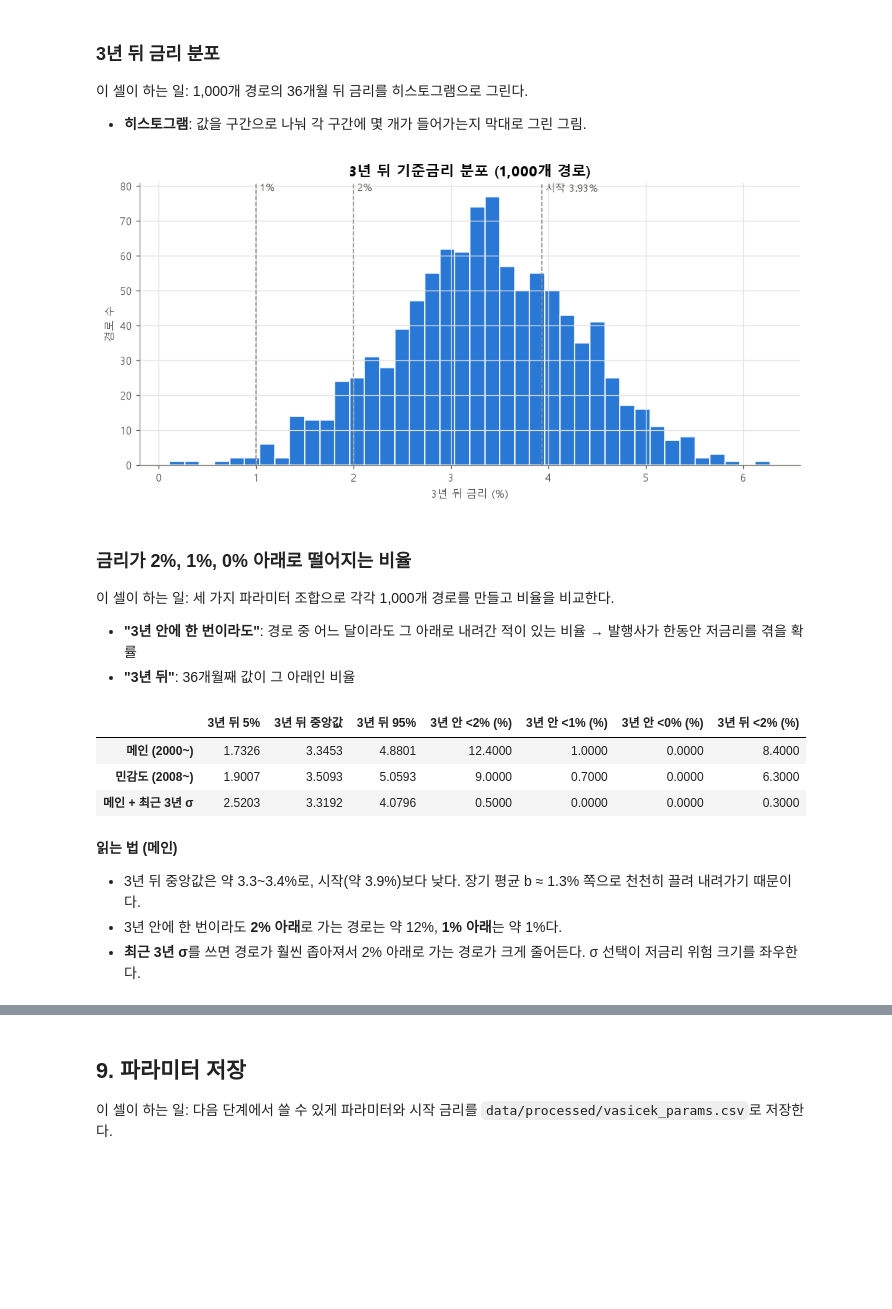
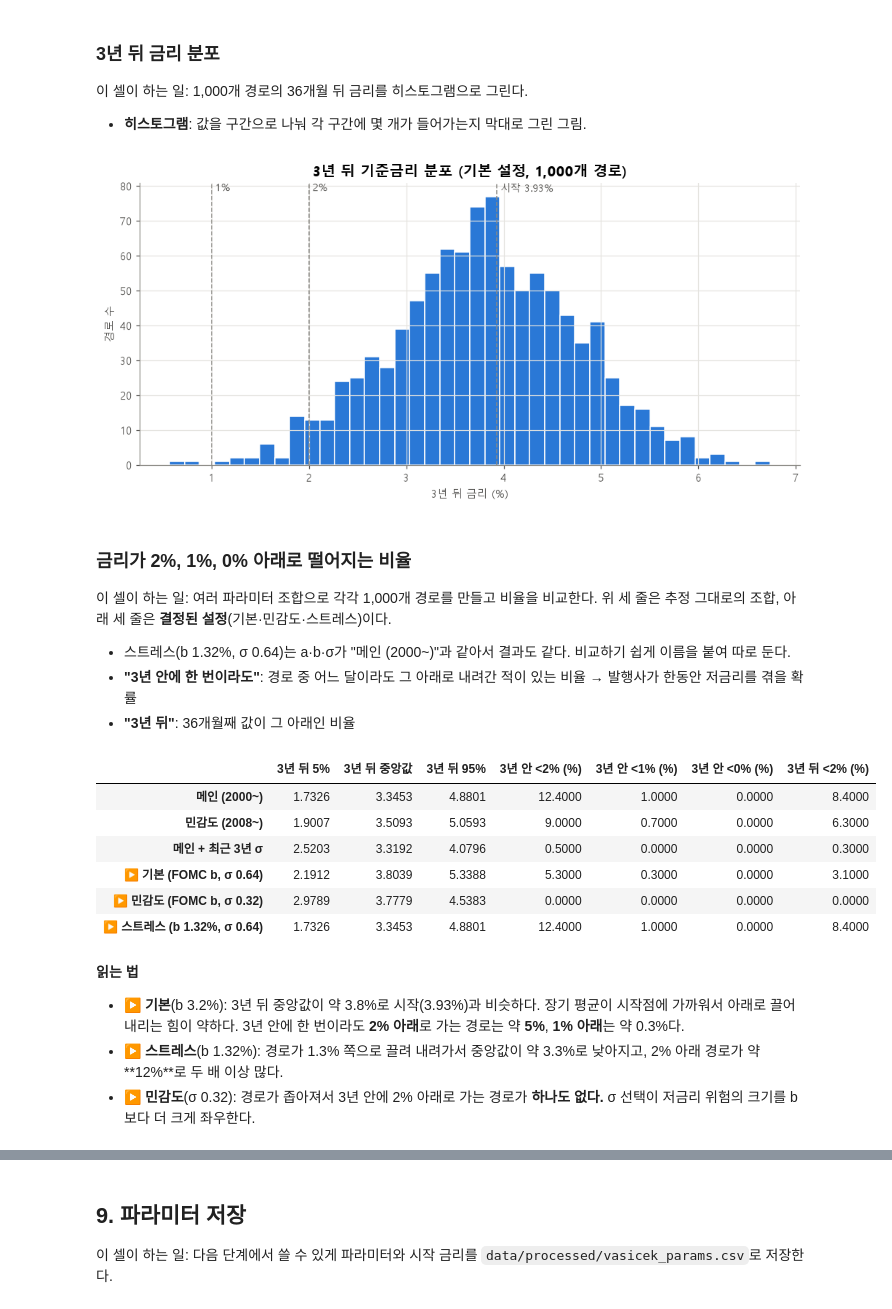
Before and after one commit to Sunnyhan5651/HUBS_Conference, a Jupyter notebook: barkley/stablecoin-floor/notebooks/03_rate_model.ipynb, the cells around one changed output, grey strips where cells are left out. Saved outputs shown, nothing was run; the diff lists cells and outputs as text; code cells hidden in the pictures; blank space fills up the shorter version.

```diff
--- a/barkley/stablecoin-floor/notebooks/03_rate_model.ipynb
+++ b/barkley/stablecoin-floor/notebooks/03_rate_model.ipynb
@@ -163,0 +176,11 @@ pd.DataFrame({
+# %%
+from src.fred import download_fred, read_fred
+
+download_fred("FEDTARMDLR")          # 이미 받은 파일이 있으면 건너뜀
+fomc = read_fred("FEDTARMDLR").dropna()
+
+b_fomc, b_fomc_date = fomc.iloc[-1], fomc.index[-1]
+b_stress = main_p["b"]
+print(f"기본 b (FOMC 장기 전망, {b_fomc_date:%Y-%m-%d} 발표) = {b_fomc:.2f}%")
+print(f"스트레스 b (2000~ 과거 추정) = {b_stress:.2f}%")
+fomc.tail(8).to_frame("FOMC 장기 전망 중위값(%)")
@@ -266,53 +305,60 @@ for level, label in [(r0, f"시작 {r0:.2f}%"), (2, "2%"), (1, "1%")]:
     ax.axvline(level, color=MUTED, linestyle="--", linewidth=1)
     ax.text(level, ax.get_ylim()[1], f" {label}", va="top", color=TEXT_SUB, fontsize=9)
 
-ax.set_title("3년 뒤 기준금리 분포 (1,000개 경로)")
+ax.set_title("3년 뒤 기준금리 분포 (기본 설정, 1,000개 경로)")
 ax.set_xlabel("3년 뒤 금리 (%)")
 ax.set_ylabel("경로 수")
 fig.tight_layout()
 fig.savefig(FIG_DIR / "4_vasicek_terminal_hist.png", dpi=200)
 plt.show()
 # %% [output]
-[figure, old version]
+[figure, new version]
 # %% [markdown]
 ### 금리가 2%, 1%, 0% 아래로 떨어지는 비율
-이 셀이 하는 일: 세 가지 파라미터 조합으로 각각 1,000개 경로를 만들고 비율을 비교한다.
+이 셀이 하는 일: 여러 파라미터 조합으로 각각 1,000개 경로를 만들고 비율을 비교한다. 위 세 줄은 추정 그대로의 조합, 아래 세 줄은 **결정된 설정**(기본·민감도·스트레스)이다.
+- 스트레스(b 1.32%, σ 0.64)는 a·b·σ가 "메인 (2000~)"과 같아서 결과도 같다. 비교하기 쉽게 이름을 붙여 따로 둔다.
 - **"3년 안에 한 번이라도"**: 경로 중 어느 달이라도 그 아래로 내려간 적이 있는 비율 → 발행사가 한동안 저금리를 겪을 확률
 - **"3년 뒤"**: 36개월째 값이 그 아래인 비율
 # %%
 PARAM_SETS = {
     "메인 (2000~)":           (main_p["a"], main_p["b"], main_p["sigma"]),
     "민감도 (2008~)":         (fits["민감도 (2008~, 월평균)"][0]["a"], fits["민감도 (2008~, 월평균)"][0]["b"],
                               fits["민감도 (2008~, 월평균)"][0]["sigma"]),
     "메인 + 최근 3년 σ":       (main_p["a"], main_p["b"], sigma_recent),
+    "▶ 기본 (FOMC b, σ 0.64)":       (main_p["a"], b_fomc, main_p["sigma"]),
+    "▶ 민감도 (FOMC b, σ 0.32)":      (main_p["a"], b_fomc, sigma_recent),
+    "▶ 스트레스 (b 1.32%, σ 0.64)":   (main_p["a"], b_stress, main_p["sigma"]),
 }
 
 sim_rows = {}
 sims = {}
 for name, (a, b, sigma) in PARAM_SETS.items():
     sim = simulate_vasicek(r0, a, b, sigma, months=36, n_paths=1000, seed=42)
     sims[name] = sim
     path_min, end = sim.min(axis=1), sim[:, -1]
     sim_rows[name] = {
         "3년 뒤 5%":          np.percentile(end, 5),
         "3년 뒤 중앙값":        np.median(end),
         "3년 뒤 95%":         np.percentile(end, 95),
         "3년 안 <2% (%)":     (path_min < 2).mean() * 100,
         "3년 안 <1% (%)":     (path_min < 1).mean() * 100,
         "3년 안 <0% (%)":     (path_min < 0).mean() * 100,
         "3년 뒤 <2% (%)":     (end < 2).mean() * 100,
     }
 pd.DataFrame(sim_rows).T
 # %% [output]
 |  | 3년 뒤 5% | 3년 뒤 중앙값 | 3년 뒤 95% | 3년 안 <2% (%) | 3년 안 <1% (%) | 3년 안 <0% (%) | 3년 뒤 <2% (%) |
 | 메인 (2000~) | 1.7326 | 3.3453 | 4.8801 | 12.4000 | 1.0000 | 0.0000 | 8.4000 |
 | 민감도 (2008~) | 1.9007 | 3.5093 | 5.0593 | 9.0000 | 0.7000 | 0.0000 | 6.3000 |
 | 메인 + 최근 3년 σ | 2.5203 | 3.3192 | 4.0796 | 0.5000 | 0.0000 | 0.0000 | 0.3000 |
+| ▶ 기본 (FOMC b, σ 0.64) | 2.1912 | 3.8039 | 5.3388 | 5.3000 | 0.3000 | 0.0000 | 3.1000 |
+| ▶ 민감도 (FOMC b, σ 0.32) | 2.9789 | 3.7779 | 4.5383 | 0.0000 | 0.0000 | 0.0000 | 0.0000 |
+| ▶ 스트레스 (b 1.32%, σ 0.64) | 1.7326 | 3.3453 | 4.8801 | 12.4000 | 1.0000 | 0.0000 | 8.4000 |
 # %% [markdown]
-**읽는 법 (메인)**
-- 3년 뒤 중앙값은 약 3.3~3.4%로, 시작(약 3.9%)보다 낮다. 장기 평균 b ≈ 1.3% 쪽으로 천천히 끌려 내려가기 때문이다.
-- 3년 안에 한 번이라도 **2% 아래**로 가는 경로는 약 12%, **1% 아래**는 약 1%다.
-- **최근 3년 σ**를 쓰면 경로가 훨씬 좁아져서 2% 아래로 가는 경로가 크게 줄어든다. σ 선택이 저금리 위험 크기를 좌우한다.
+**읽는 법**
+- **▶ 기본**(b 3.2%): 3년 뒤 중앙값이 약 3.8%로 시작(3.93%)과 비슷하다. 장기 평균이 시작점에 가까워서 아래로 끌어내리는 힘이 약하다. 3년 안에 한 번이라도 **2% 아래**로 가는 경로는 약 **5%**, **1% 아래**는 약 0.3%다.
+- **▶ 스트레스**(b 1.32%): 경로가 1.3% 쪽으로 끌려 내려가서 중앙값이 약 3.3%로 낮아지고, 2% 아래 경로가 약 **12%**로 두 배 이상 많다.
+- **▶ 민감도**(σ 0.32): 경로가 좁아져서 3년 안에 2% 아래로 가는 경로가 **하나도 없다.** σ 선택이 저금리 위험의 크기를 b보다 더 크게 좌우한다.
 # %% [markdown]
 ## 8. 음수 금리
 
```
Also changed, not shown: parts of 13 cells of this notebook, 56 other files.
